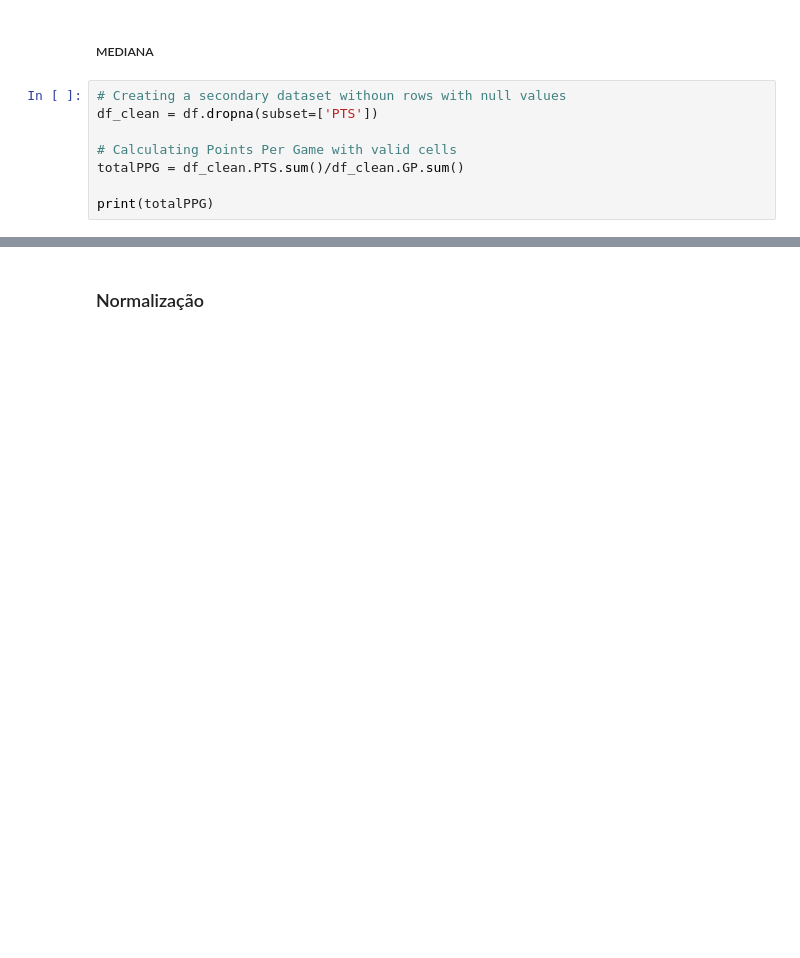
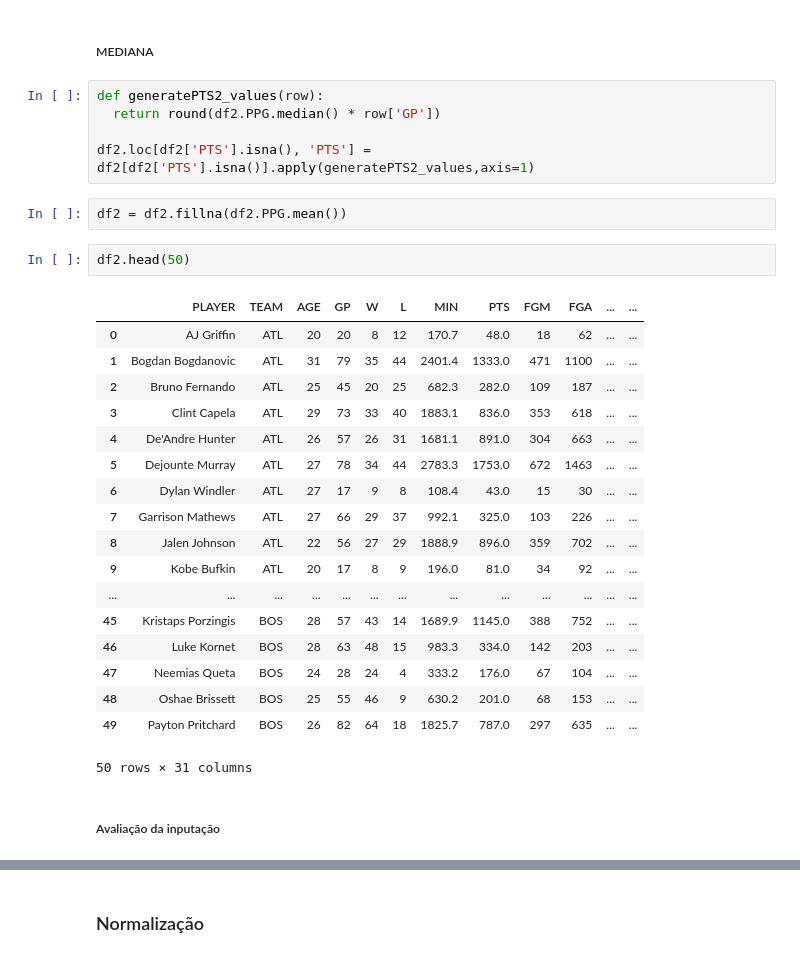
Before and after one commit to lss8/DataScienceNBA, a Jupyter notebook: Project_Data_Science.ipynb, the cells around one changed output, grey strips where cells are left out. Saved outputs shown, nothing was run; the diff lists cells and outputs as text; blank space fills up the shorter version.

Commit message:
Inputação e normalização

```diff
--- a/Project_Data_Science.ipynb
+++ b/Project_Data_Science.ipynb
@@ -234,10 +227,32 @@ df_inputed
 # %% [markdown]
 ##### MEDIANA
-# %%
-# Creating a secondary dataset withoun rows with null values
-df_clean = df.dropna(subset=['PTS'])
-
-# Calculating Points Per Game with valid cells
-totalPPG = df_clean.PTS.sum()/df_clean.GP.sum()
-
-print(totalPPG)
+# %%
+def generatePTS2_values(row):
+  return round(df2.PPG.median() * row['GP'])
+
+df2.loc[df2['PTS'].isna(), 'PTS'] = df2[df2['PTS'].isna()].apply(generatePTS2_values,axis=1)
+# %%
+df2 = df2.fillna(df2.PPG.mean())
+# %%
+df2.head(50)
+# %% [output]
+|  | PLAYER | TEAM | AGE | GP | W | L | MIN | PTS | FGM | FGA | ... | ... |
+| 0 | AJ Griffin | ATL | 20 | 20 | 8 | 12 | 170.7 | 48.0 | 18 | 62 | ... | ... |
+| 1 | Bogdan Bogdanovic | ATL | 31 | 79 | 35 | 44 | 2401.4 | 1333.0 | 471 | 1100 | ... | ... |
+| 2 | Bruno Fernando | ATL | 25 | 45 | 20 | 25 | 682.3 | 282.0 | 109 | 187 | ... | ... |
+| 3 | Clint Capela | ATL | 29 | 73 | 33 | 40 | 1883.1 | 836.0 | 353 | 618 | ... | ... |
+| 4 | De'Andre Hunter | ATL | 26 | 57 | 26 | 31 | 1681.1 | 891.0 | 304 | 663 | ... | ... |
+| 5 | Dejounte Murray | ATL | 27 | 78 | 34 | 44 | 2783.3 | 1753.0 | 672 | 1463 | ... | ... |
+| 6 | Dylan Windler | ATL | 27 | 17 | 9 | 8 | 108.4 | 43.0 | 15 | 30 | ... | ... |
+| 7 | Garrison Mathews | ATL | 27 | 66 | 29 | 37 | 992.1 | 325.0 | 103 | 226 | ... | ... |
+| 8 | Jalen Johnson | ATL | 22 | 56 | 27 | 29 | 1888.9 | 896.0 | 359 | 702 | ... | ... |
+| 9 | Kobe Bufkin | ATL | 20 | 17 | 8 | 9 | 196.0 | 81.0 | 34 | 92 | ... | ... |
+| ... | ... | ... | ... | ... | ... | ... | ... | ... | ... | ... | ... | ... |
+| 45 | Kristaps Porzingis | BOS | 28 | 57 | 43 | 14 | 1689.9 | 1145.0 | 388 | 752 | ... | ... |
+| 46 | Luke Kornet | BOS | 28 | 63 | 48 | 15 | 983.3 | 334.0 | 142 | 203 | ... | ... |
+| 47 | Neemias Queta | BOS | 24 | 28 | 24 | 4 | 333.2 | 176.0 | 67 | 104 | ... | ... |
+| 48 | Oshae Brissett | BOS | 25 | 55 | 46 | 9 | 630.2 | 201.0 | 68 | 153 | ... | ... |
+| 49 | Payton Pritchard | BOS | 26 | 82 | 64 | 18 | 1825.7 | 787.0 | 297 | 635 | ... | ... |
+50 rows × 31 columns
+# %% [markdown]
+##### Avaliação da inputação
```
Also changed, not shown: parts of 21 cells of this notebook.
